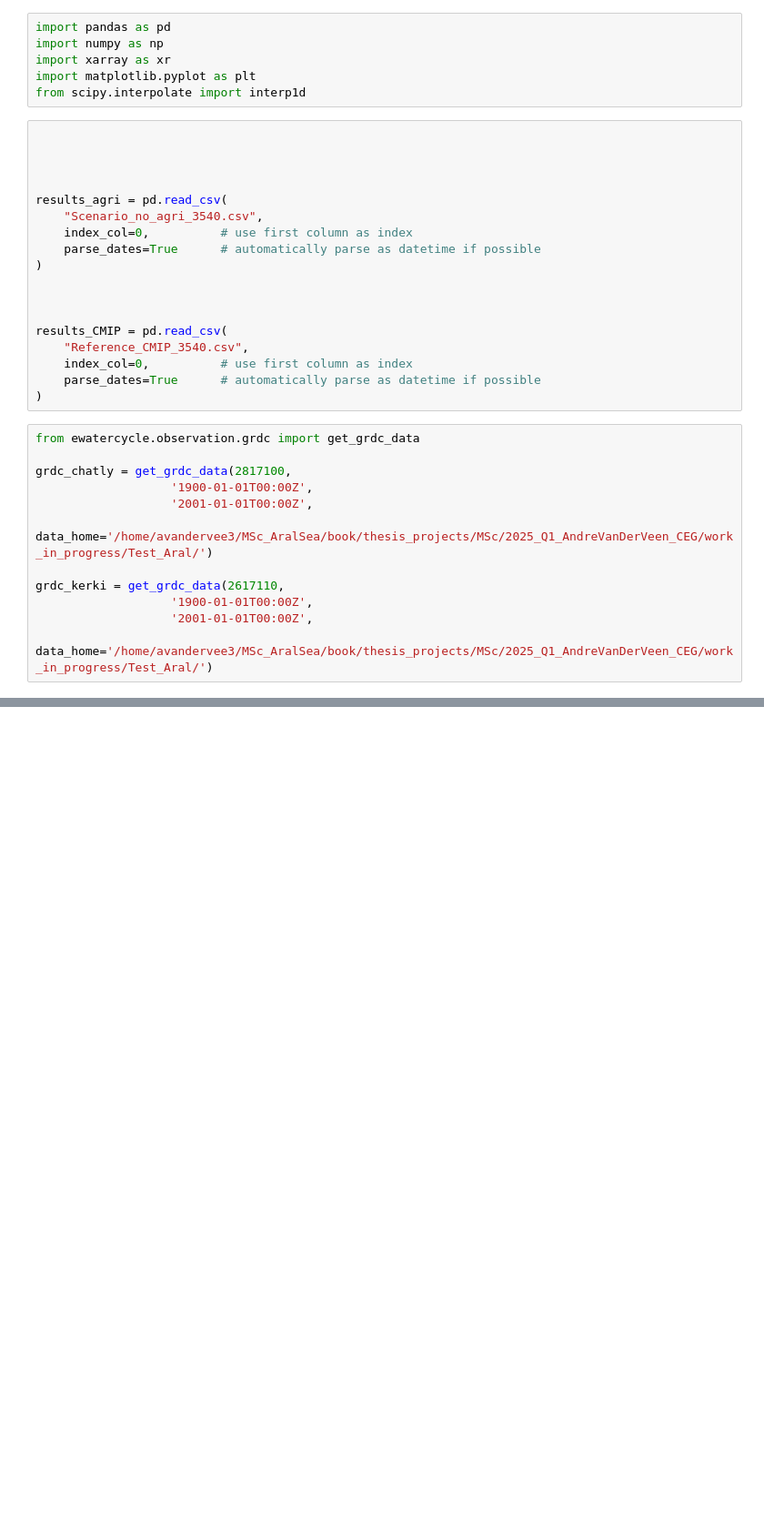
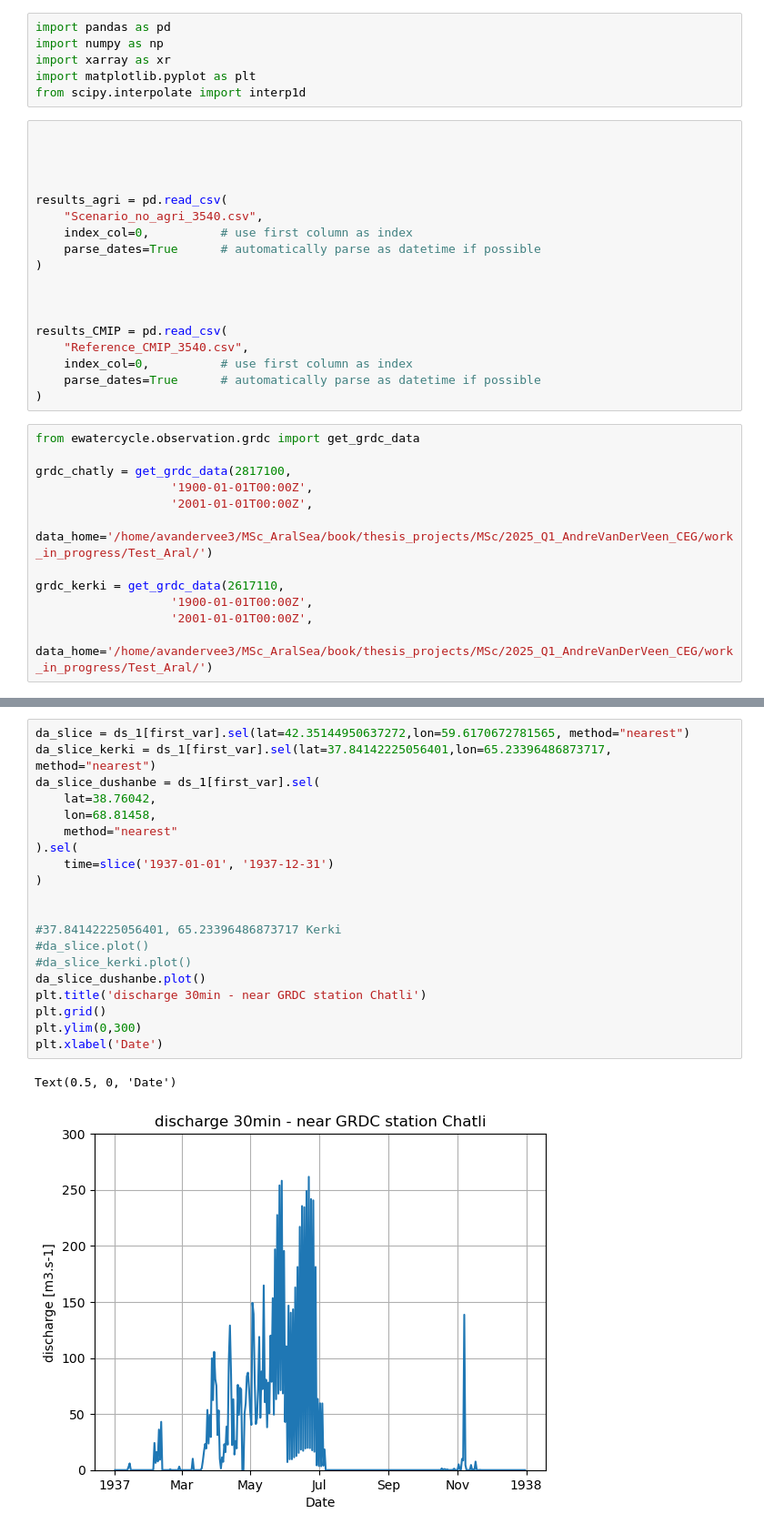
Before and after one commit to andrevdv/MSc_AralSea, a Jupyter notebook: book/thesis_projects/MSc/2025_Q1_AndreVanDerVeen_CEG/work_in_progress/Comparison/comparison_1935.ipynb, the cells around one changed output, grey strips where cells are left out. Shown at 91% size. Drawn from its saved outputs; the diff is of its cells as text; blank space fills up the shorter version.

```diff
--- a/book/thesis_projects/MSc/2025_Q1_AndreVanDerVeen_CEG/work_in_progress/Comparison/comparison_1935.ipynb
+++ b/book/thesis_projects/MSc/2025_Q1_AndreVanDerVeen_CEG/work_in_progress/Comparison/comparison_1935.ipynb
@@ -72,0 +110,23 @@ plt.show()
+# %%
+da_slice = ds_1[first_var].sel(lat=42.35144950637272,lon=59.6170672781565, method="nearest")
+da_slice_kerki = ds_1[first_var].sel(lat=37.84142225056401,lon=65.23396486873717, method="nearest")
+da_slice_dushanbe = ds_1[first_var].sel(
+    lat=38.76042,
+    lon=68.81458,
+    method="nearest"
+).sel(
+    time=slice('1937-01-01', '1937-12-31')
+)
+
+
+#37.84142225056401, 65.23396486873717 Kerki
+#da_slice.plot()
+#da_slice_kerki.plot()
+da_slice_dushanbe.plot()
+plt.title('discharge 30min - near GRDC station Chatli')
+plt.grid()
+plt.ylim(0,300)
+plt.xlabel('Date')
+# %% [output]
+Text(0.5, 0, 'Date')
+[figure, added]
```
Also changed, not shown: parts of 7 cells of this notebook, 3 other files.
